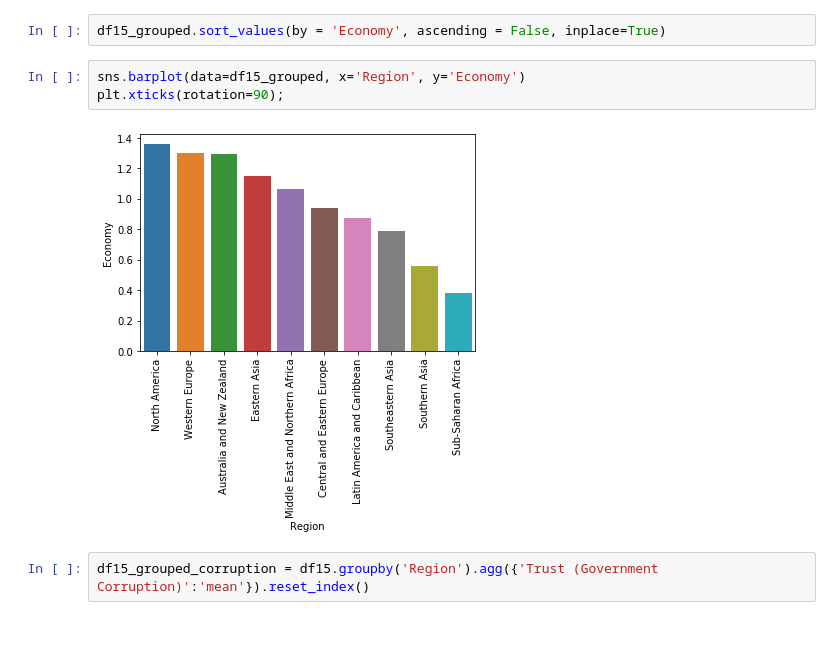
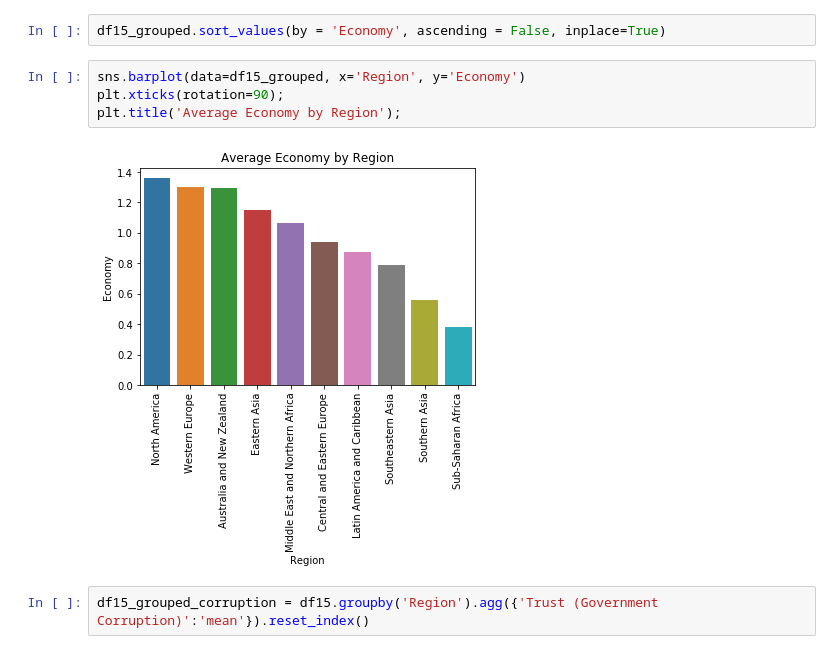
Before and after one commit to ipatel467/Happiness-Index, a Jupyter notebook: Index.ipynb, the cells around one changed output. Drawn from its saved outputs; the diff is of its cells as text.

```diff
--- a/Index.ipynb
+++ b/Index.ipynb
@@ -196,8 +198,9 @@ df15_grouped.sort_values(by = 'Economy', ascending = False, inplace=True)
 # %%
 sns.barplot(data=df15_grouped, x='Region', y='Economy')
 plt.xticks(rotation=90);
+plt.title('Average Economy by Region');
 # %% [output]
-[figure, old version]
+[figure, new version]
 # %%
 df15_grouped_corruption = df15.groupby('Region').agg({'Trust (Government Corruption)':'mean'}).reset_index()
 # %%
```
Also changed, not shown: parts of 4 cells of this notebook.
